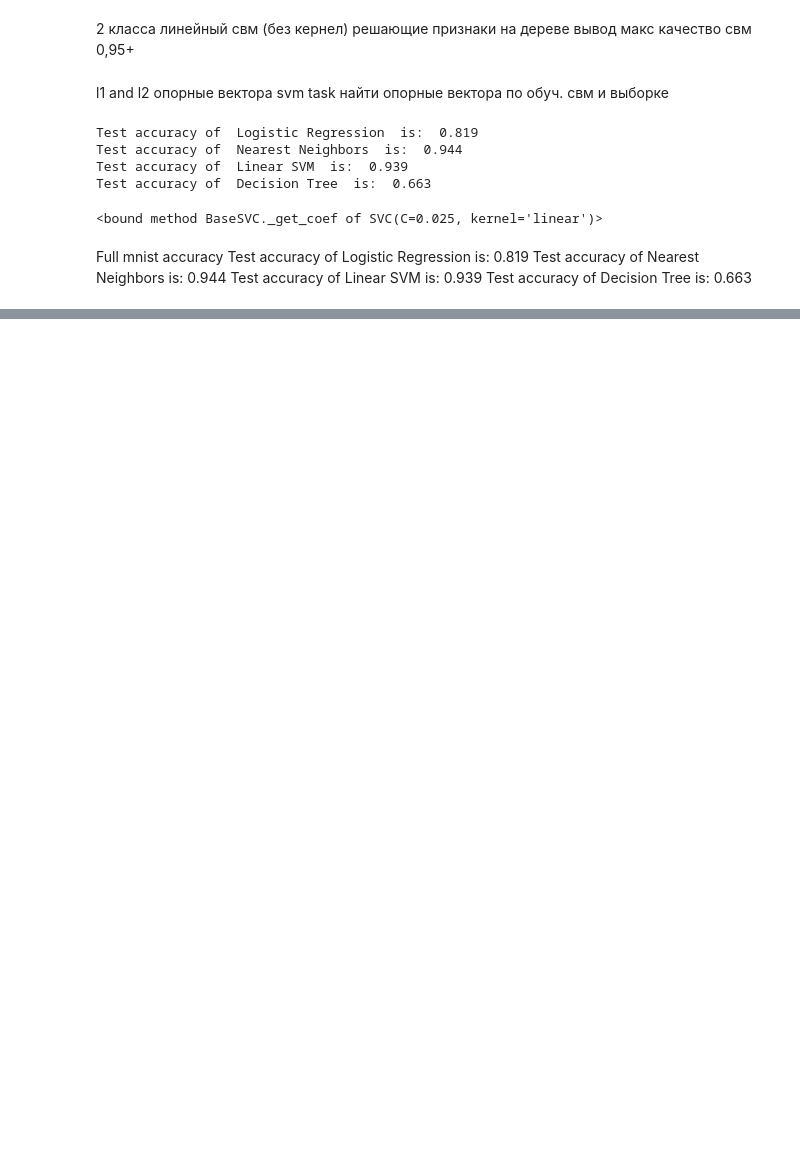
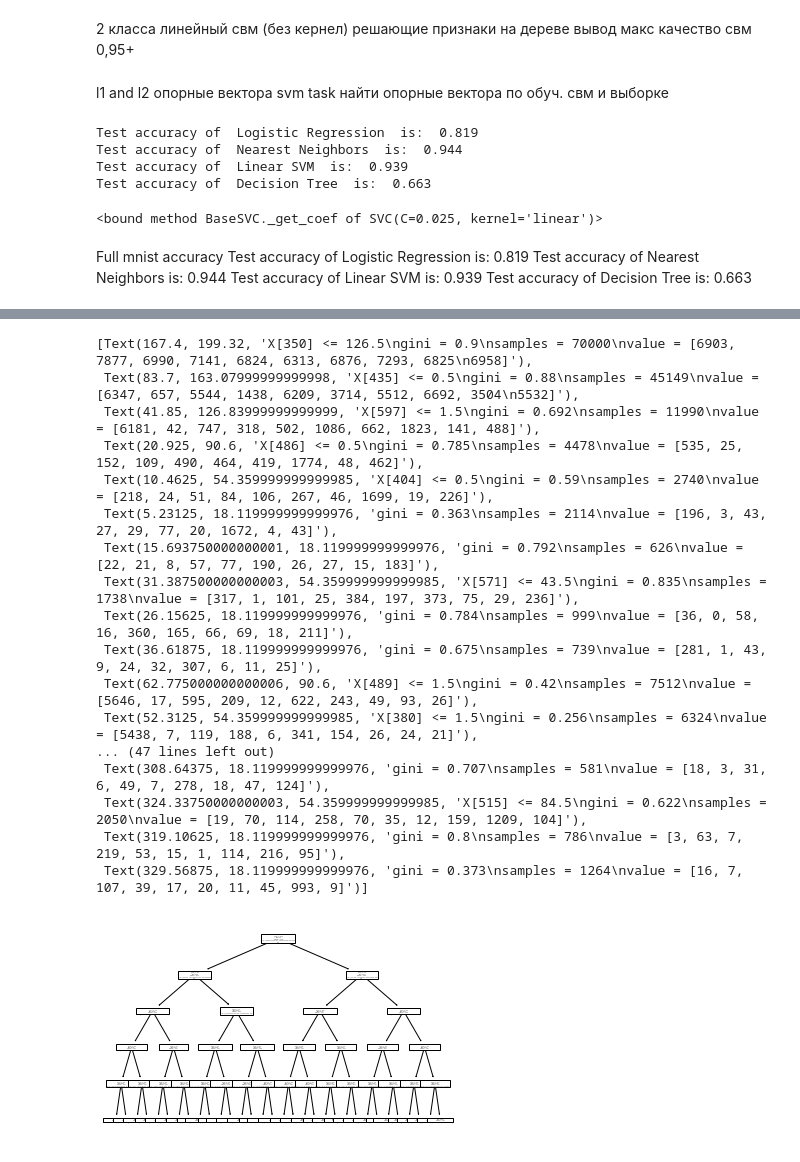
Before and after one commit to BearingBall/ML, a Jupyter notebook: 3.ipynb, the cells around one changed output, grey strips where cells are left out. Cells and saved outputs as stored; diff of their text form; code cells hidden in the pictures; blank space fills up the shorter version.

```diff
--- a/3.ipynb
+++ b/3.ipynb
@@ -88,0 +144,21 @@ Test accuracy of  Decision Tree  is:  0.663
+# %%
+tree.plot_tree(model)
+# %% [output]
+[Text(167.4, 199.32, 'X[350] <= 126.5\ngini = 0.9\nsamples = 70000\nvalue = [6903, 7877, 6990, 7141, 6824, 6313, 6876, 7293, 6825\n6958]'),
+ Text(83.7, 163.07999999999998, 'X[435] <= 0.5\ngini = 0.88\nsamples = 45149\nvalue = [6347, 657, 5544, 1438, 6209, 3714, 5512, 6692, 3504\n5532]'),
+ Text(41.85, 126.83999999999999, 'X[597] <= 1.5\ngini = 0.692\nsamples = 11990\nvalue = [6181, 42, 747, 318, 502, 1086, 662, 1823, 141, 488]'),
+ Text(20.925, 90.6, 'X[486] <= 0.5\ngini = 0.785\nsamples = 4478\nvalue = [535, 25, 152, 109, 490, 464, 419, 1774, 48, 462]'),
+ Text(10.4625, 54.359999999999985, 'X[404] <= 0.5\ngini = 0.59\nsamples = 2740\nvalue = [218, 24, 51, 84, 106, 267, 46, 1699, 19, 226]'),
+ Text(5.23125, 18.119999999999976, 'gini = 0.363\nsamples = 2114\nvalue = [196, 3, 43, 27, 29, 77, 20, 1672, 4, 43]'),
+ Text(15.693750000000001, 18.119999999999976, 'gini = 0.792\nsamples = 626\nvalue = [22, 21, 8, 57, 77, 190, 26, 27, 15, 183]'),
+ Text(31.387500000000003, 54.359999999999985, 'X[571] <= 43.5\ngini = 0.835\nsamples = 1738\nvalue = [317, 1, 101, 25, 384, 197, 373, 75, 29, 236]'),
+ Text(26.15625, 18.119999999999976, 'gini = 0.784\nsamples = 999\nvalue = [36, 0, 58, 16, 360, 165, 66, 69, 18, 211]'),
+ Text(36.61875, 18.119999999999976, 'gini = 0.675\nsamples = 739\nvalue = [281, 1, 43, 9, 24, 32, 307, 6, 11, 25]'),
+ Text(62.775000000000006, 90.6, 'X[489] <= 1.5\ngini = 0.42\nsamples = 7512\nvalue = [5646, 17, 595, 209, 12, 622, 243, 49, 93, 26]'),
+ Text(52.3125, 54.359999999999985, 'X[380] <= 1.5\ngini = 0.256\nsamples = 6324\nvalue = [5438, 7, 119, 188, 6, 341, 154, 26, 24, 21]'),
+... (47 lines left out)
+ Text(308.64375, 18.119999999999976, 'gini = 0.707\nsamples = 581\nvalue = [18, 3, 31, 6, 49, 7, 278, 18, 47, 124]'),
+ Text(324.33750000000003, 54.359999999999985, 'X[515] <= 84.5\ngini = 0.622\nsamples = 2050\nvalue = [19, 70, 114, 258, 70, 35, 12, 159, 1209, 104]'),
+ Text(319.10625, 18.119999999999976, 'gini = 0.8\nsamples = 786\nvalue = [3, 63, 7, 219, 53, 15, 1, 114, 216, 95]'),
+ Text(329.56875, 18.119999999999976, 'gini = 0.373\nsamples = 1264\nvalue = [16, 7, 107, 39, 17, 20, 11, 45, 993, 9]')]
+[figure, added]
```
Also changed, not shown: parts of 11 cells of this notebook, 5 other files.
